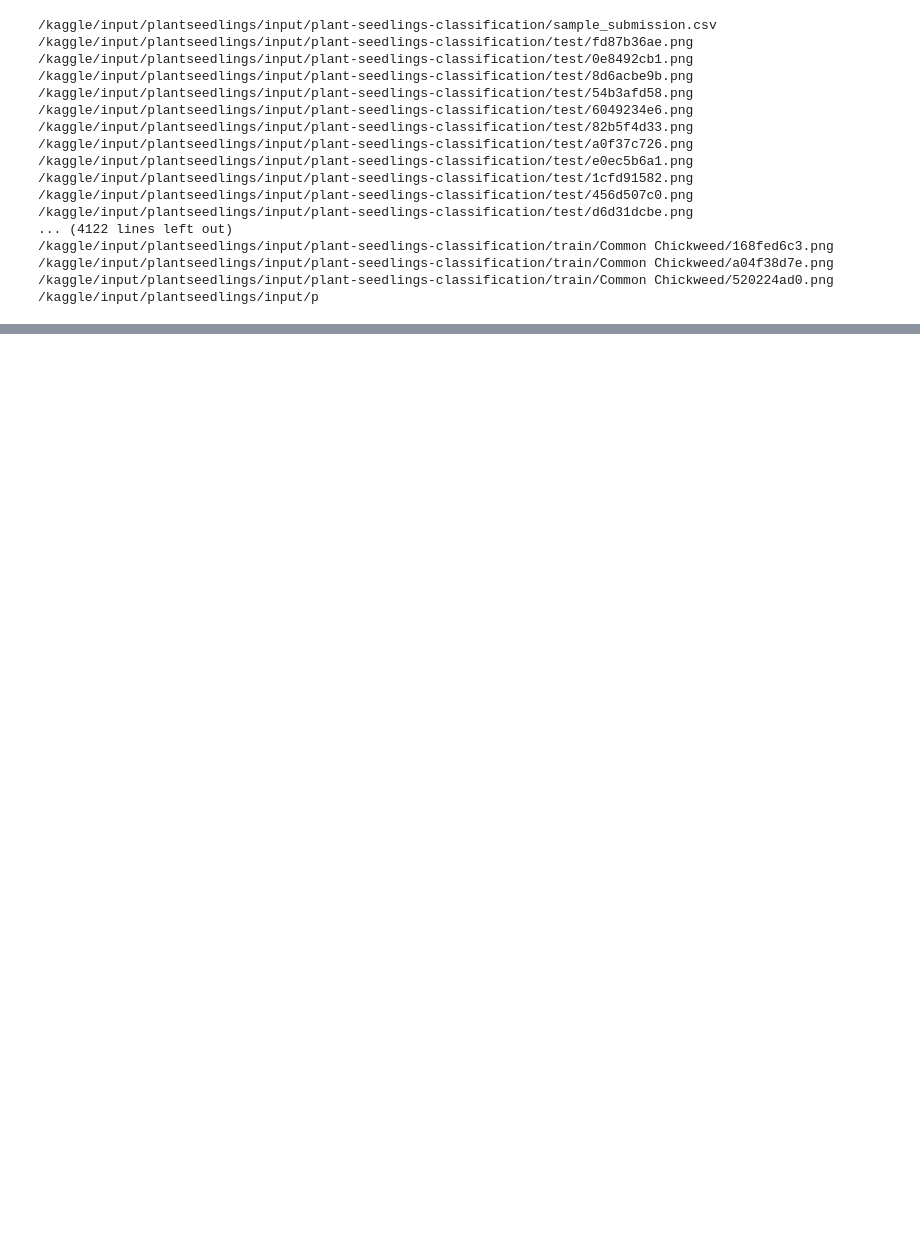
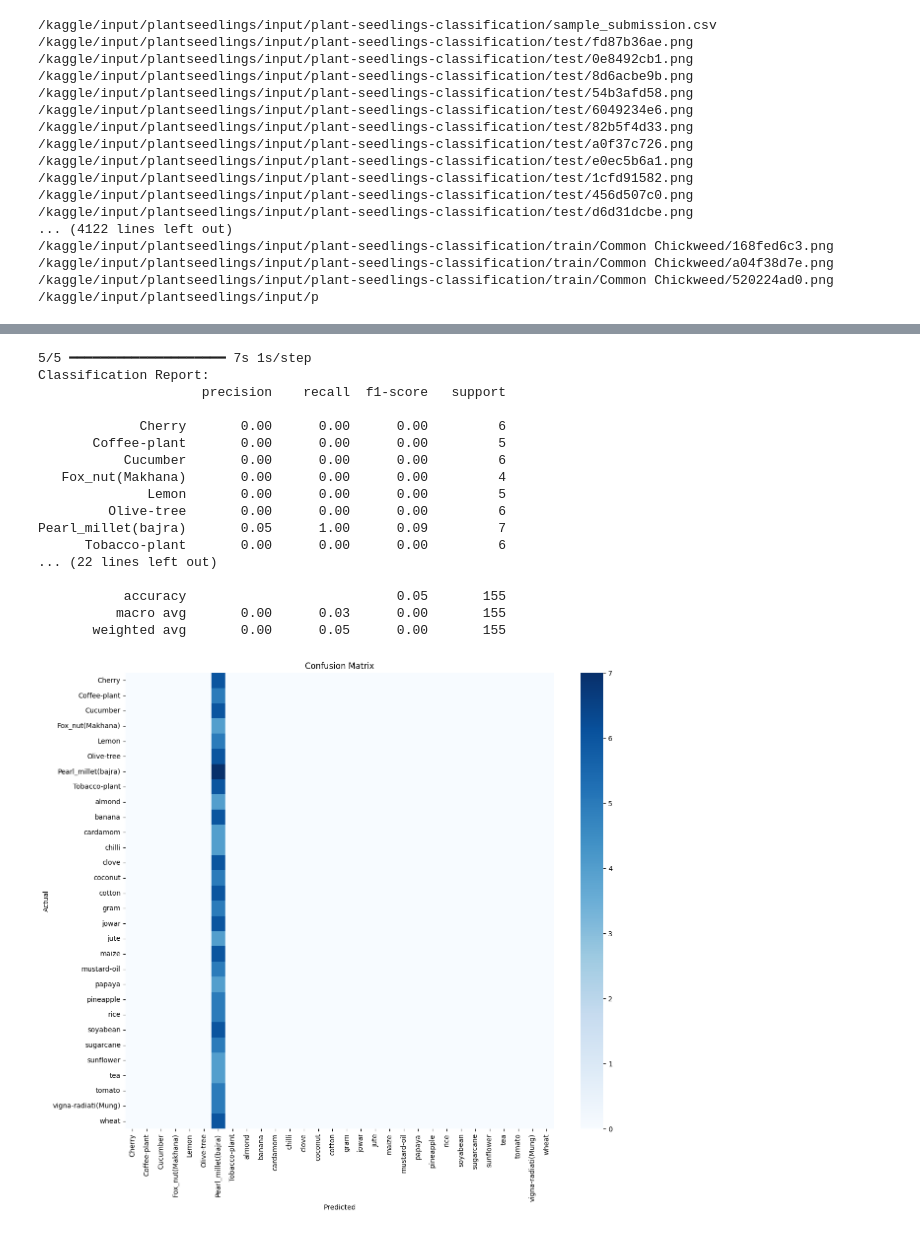
Before and after one commit to mitrabrindaa/krishivision, a Jupyter notebook: model.ipynb, the cells around one changed output, grey strips where cells are left out. Cells and saved outputs as stored; diff of their text form; code cells hidden in the pictures; blank space fills up the shorter version.

```diff
--- a/model.ipynb
+++ b/model.ipynb
@@ -421,0 +509,10 @@ plt.show()
+# %%
+from tensorflow.keras.models import load_model
+
+# Load the best model (if not already in memory)
+model = load_model('best_model.keras')
+
+# Evaluate on the validation set
+val_loss, val_accuracy = model.evaluate(val_generator)
+print(f"Validation Accuracy: {val_accuracy * 100:.2f}%")
+print(f"Validation Loss: {val_loss:.4f}")
@@ -421,0 +523,48 @@ plt.show()
+# %%
+import numpy as np
+from sklearn.metrics import classification_report, confusion_matrix
+import seaborn as sns
+import matplotlib.pyplot as plt
+
+# Get true labels and predictions
+true_labels = val_generator.classes
+class_names = list(val_generator.class_indices.keys())
+
+# Predict
+val_generator.reset()
+pred_probs = model.predict(val_generator, verbose=1)
+pred_labels = np.argmax(pred_probs, axis=1)
+
+# Classification report
+print("Classification Report:")
+print(classification_report(true_labels, pred_labels, target_names=class_names))
+
+# Confusion matrix
+conf_mat = confusion_matrix(true_labels, pred_labels)
+
+# Plot confusion matrix
+plt.figure(figsize=(14, 12))
+sns.heatmap(conf_mat, cmap="Blues", xticklabels=class_names, yticklabels=class_names, annot=False)
+plt.title("Confusion Matrix")
+plt.xlabel("Predicted")
+plt.ylabel("Actual")
+plt.show()
+# %% [output]
+5/5 ━━━━━━━━━━━━━━━━━━━━ 7s 1s/step
+Classification Report:
+                     precision    recall  f1-score   support
+
+             Cherry       0.00      0.00      0.00         6
+       Coffee-plant       0.00      0.00      0.00         5
+           Cucumber       0.00      0.00      0.00         6
+   Fox_nut(Makhana)       0.00      0.00      0.00         4
+              Lemon       0.00      0.00      0.00         5
+         Olive-tree       0.00      0.00      0.00         6
+Pearl_millet(bajra)       0.05      1.00      0.09         7
+      Tobacco-plant       0.00      0.00      0.00         6
+... (22 lines left out)
+
+           accuracy                           0.05       155
+          macro avg       0.00      0.03      0.00       155
+       weighted avg       0.00      0.05      0.00       155
+[figure, added]
```
Also changed, not shown: parts of 89 cells of this notebook.
